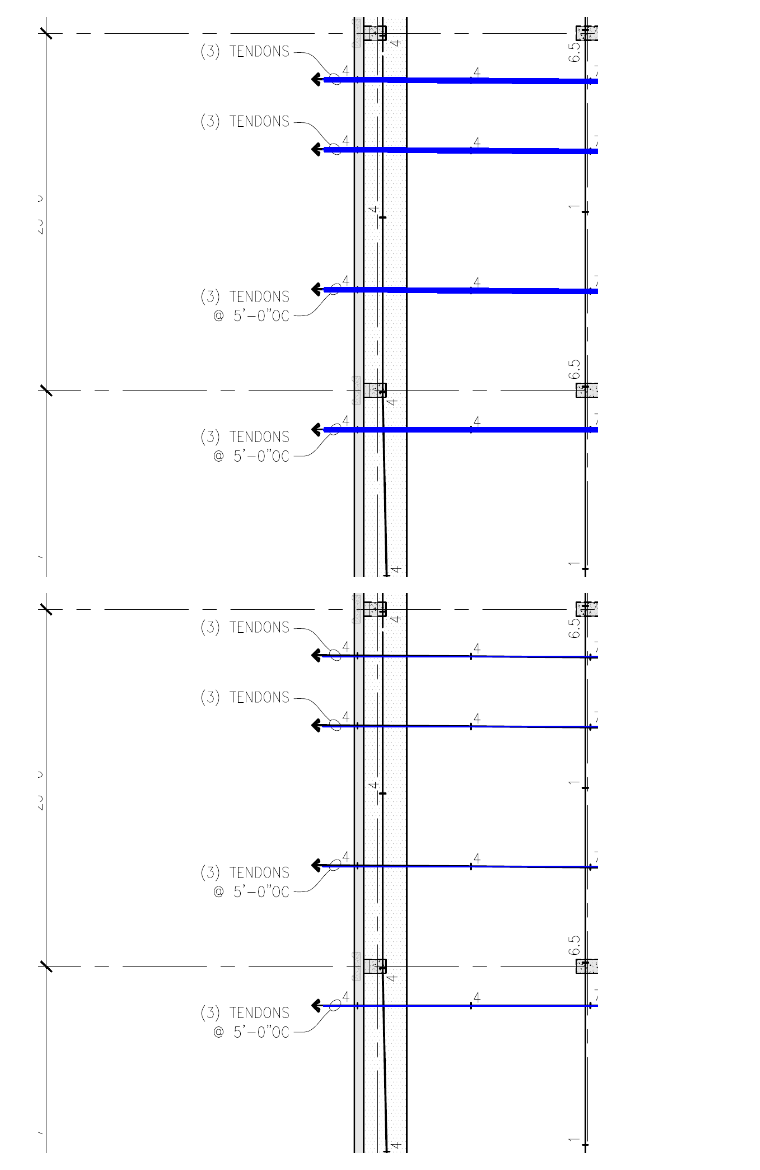
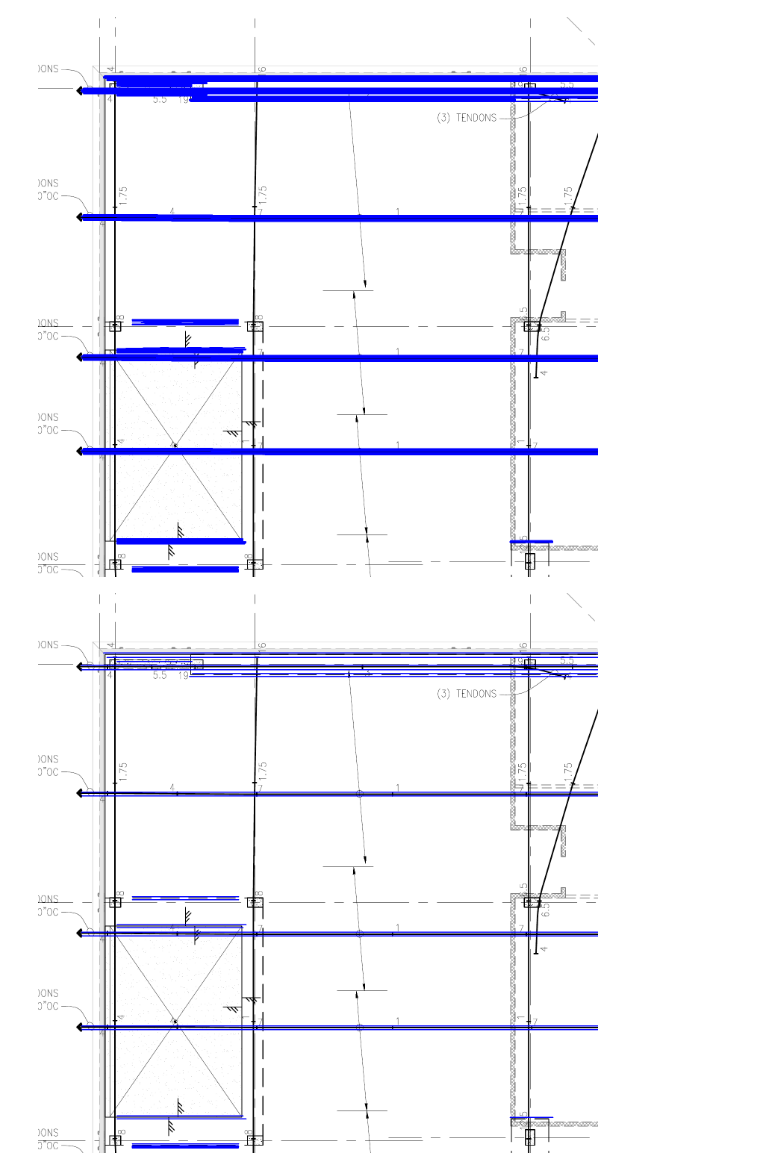
Before and after one commit to mostafa-netizen/Sadidul-Islam-Analysis, a Jupyter notebook: analysis/horizontal-lines.ipynb, the cells around one changed output. Cells and saved outputs as stored; diff of their text form; code cells hidden in the pictures.

```diff
--- a/analysis/horizontal-lines.ipynb
+++ b/analysis/horizontal-lines.ipynb
@@ -1,24 +1,15 @@
 # %%
+from ocr.line_detector import tile_image
 import numpy as np
 from PIL import Image
 import cv2
 
 img = cv2.imread("/home/sadid/PycharmProjects/sgs-drawing-analysis/data/original.png")
 height, width = img.shape[:2]
+tiles = tile_image(img)
 
-tile = img[2000:3000, 2000:3000].copy()
-
-gray = cv2.cvtColor(tile, cv2.COLOR_BGR2GRAY)
-ret, thresh = cv2.threshold(gray, 120, 255, cv2.THRESH_BINARY_INV)
-kernel = np.ones((2, 2), np.uint8)
-erode = cv2.erode(thresh, kernel)
-
-bw = cv2.adaptiveThreshold(
-    erode, 255,
-    cv2.ADAPTIVE_THRESH_MEAN_C,
-    cv2.THRESH_BINARY_INV,
-    15, 3
-)
-
-Image.fromarray(bw)
+# tile = img[1000:2000, 2500:4000].copy()
+tile = tiles[7][0].copy()
+print(len(tiles))
+Image.fromarray(tile)
 # %% [output]
@@ -41,7 +49,7 @@ Image.fromarray(horizontal)
 # %%
 bridge_kernel = cv2.getStructuringElement(
     cv2.MORPH_RECT,
-    (100, 3)   # width > expected vertical-line thickness
+    (100, 1)   # width > expected vertical-line thickness
 )
 
 bw_bridged = cv2.morphologyEx(
@@ -75,6 +81,6 @@ Image.fromarray(dilate)
 # %%
 lines = cv2.HoughLinesP(
-    dilate,
+    horizontal,
     rho=1,
     theta=np.pi / 180,
     threshold=100,
@@ -95,27 +101,30 @@ if lines is not None:
 
 Image.fromarray(image_copy)
 # %% [output]
-[figure, old version]
+[figure, new version]
 # %%
-contours, _ = cv2.findContours(dilate, cv2.RETR_EXTERNAL, cv2.CHAIN_APPROX_SIMPLE)
+contours, _ = cv2.findContours(horizontal, cv2.RETR_EXTERNAL, cv2.CHAIN_APPROX_SIMPLE)
+
+image_copy = tile.copy()
 
 final_lines = []
 for cnt in contours:
     x, y, w, h = cv2.boundingRect(cnt)
+    cv2.drawContours(image_copy, [cnt], 0, (0, 0, 255), 2)
+
     if w > 100 and h < 15:
         final_lines.append((x, y + h//2, x + w, y + h//2))
 
 results = []
-image_copy = tile.copy()
 if final_lines is not None:
     for l in final_lines:
         x1, y1, x2, y2 = l
 
         # keep horizontal or vertical
         if abs(x1 - x2) < 10 or abs(y1 - y2) < 10:
             results.append((x1, y1, x2, y2))
             cv2.line(image_copy, (x1, y1), (x2, y2), (0, 0, 255), 2)
 
 Image.fromarray(image_copy)
 # %% [output]
-[figure, old version]
+[figure, new version]
```
Also changed, not shown: parts of 5 cells of this notebook, 3 other files.
